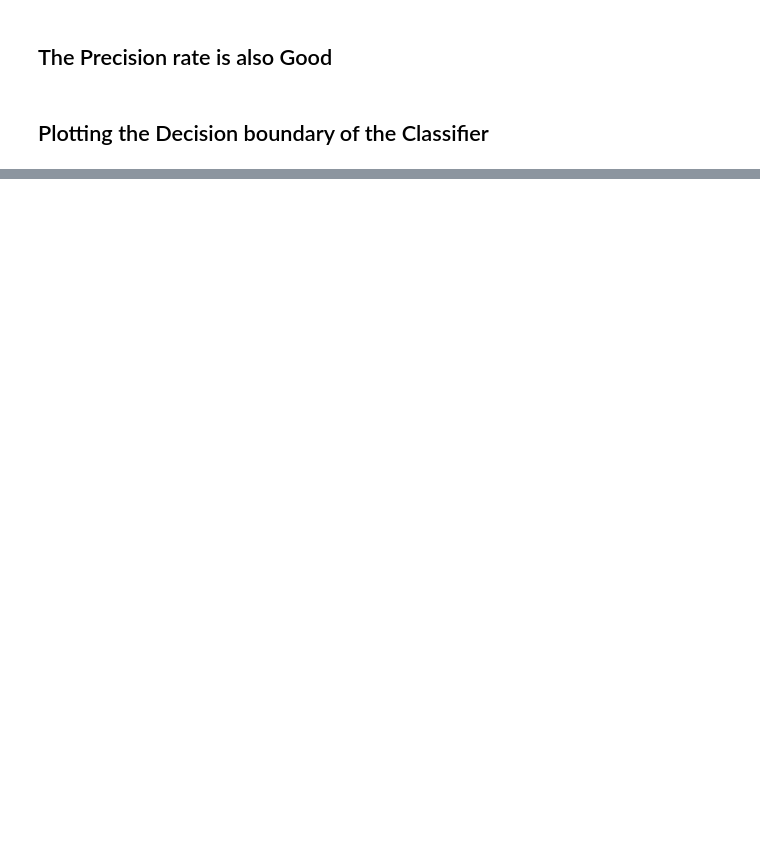
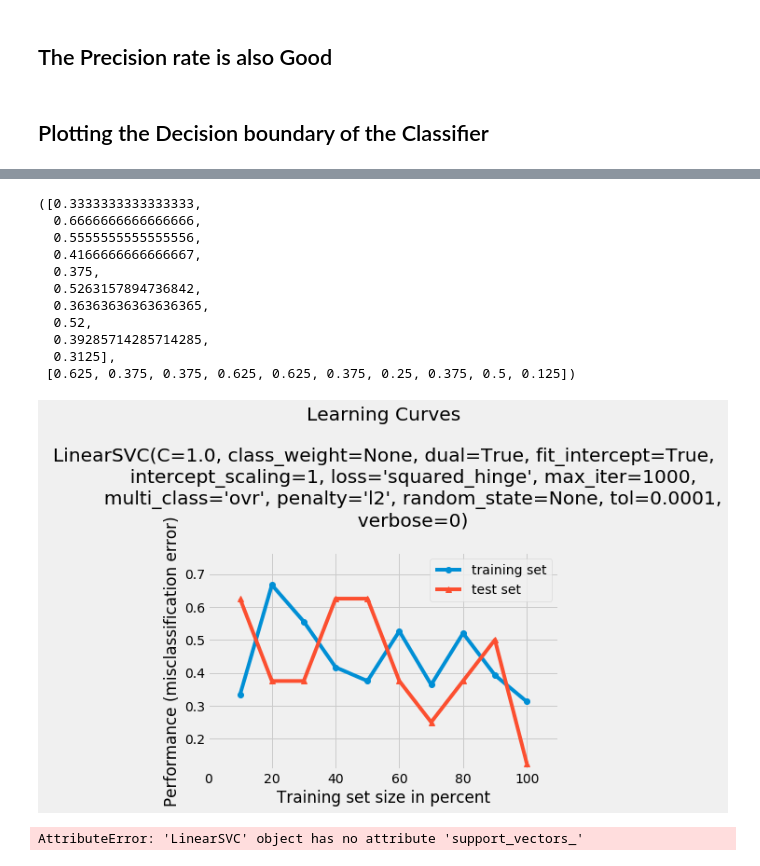
Before and after one commit to drsthenmozhi/machine_learning, a Jupyter notebook: Class12_SVM-LinearSVC.ipynb, the cells around one changed output, grey strips where cells are left out. Drawn from its saved outputs; the diff is of its cells as text; code cells hidden in the pictures; blank space fills up the shorter version.

```diff
--- a/Class12_SVM-LinearSVC.ipynb
+++ b/Class12_SVM-LinearSVC.ipynb
@@ -116,0 +117,22 @@ Text(0.5, 1.0, 'SVM Decision Region Boundary')
+# %%
+from mlxtend.plotting import plot_learning_curves
+plot_learning_curves(X_train,y_train,X_test,y_test,classifier,
+                     scoring='misclassification error')
+# Scoring can be {'accuracy', 'average_precision', 'f1_micro', 'f1_macro', 'f1_weighted', 'f1_samples', 'log_loss', 'precision', 'recall', 'roc_auc', 'adjusted_rand_score', 'mean_absolute_error', 'mean_squared_error', 'median_absolute_error', 'r2'}
+# %% [output]
+([0.3333333333333333,
+  0.6666666666666666,
+  0.5555555555555556,
+  0.4166666666666667,
+  0.375,
+  0.5263157894736842,
+  0.36363636363636365,
+  0.52,
+  0.39285714285714285,
+  0.3125],
+ [0.625, 0.375, 0.375, 0.625, 0.625, 0.375, 0.25, 0.375, 0.5, 0.125])
+[figure, added]
+# %%
+classifier.support_vectors_
+# %% [output]
+AttributeError: 'LinearSVC' object has no attribute 'support_vectors_'
```
Also changed, not shown: parts of 5 cells of this notebook, 20 other files.
